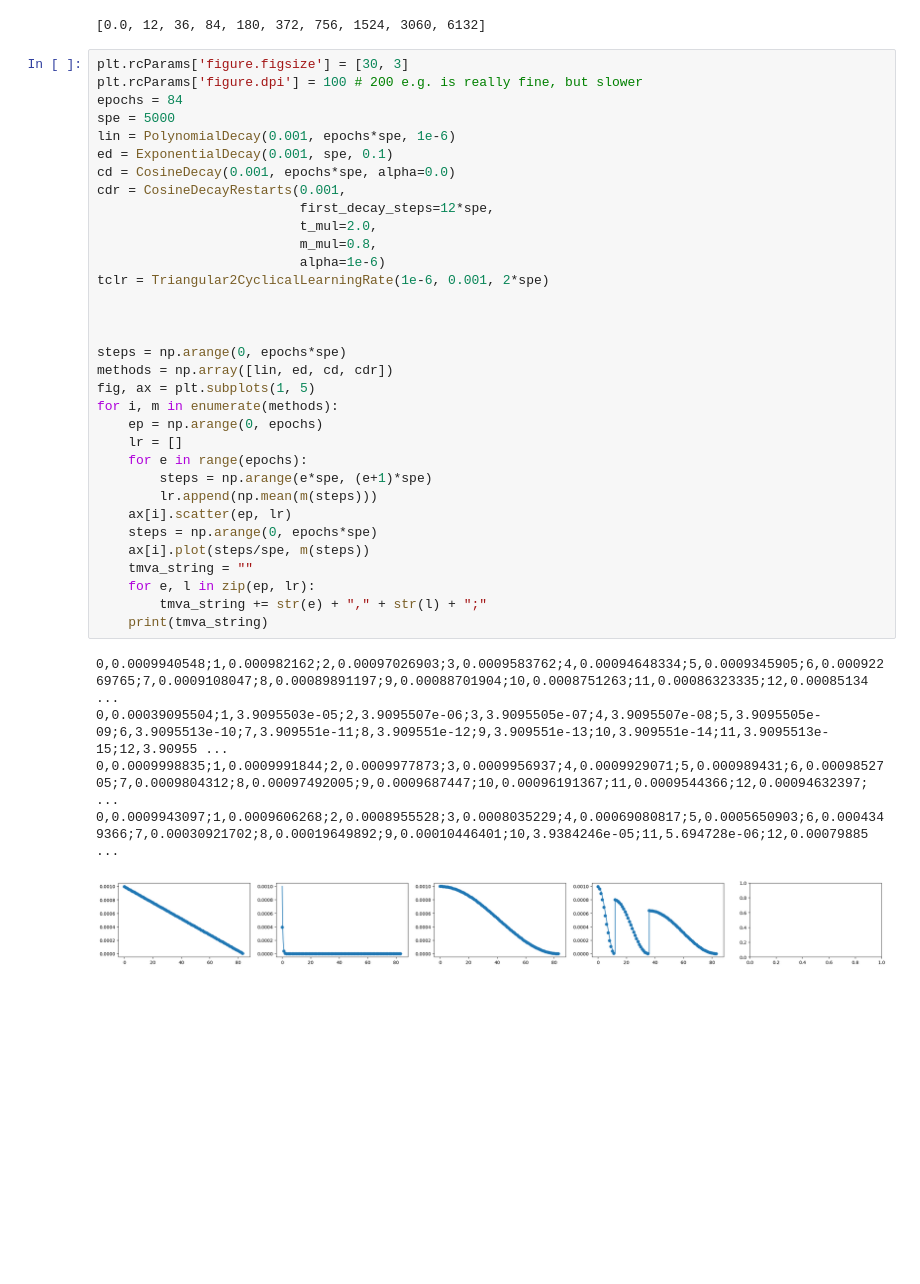
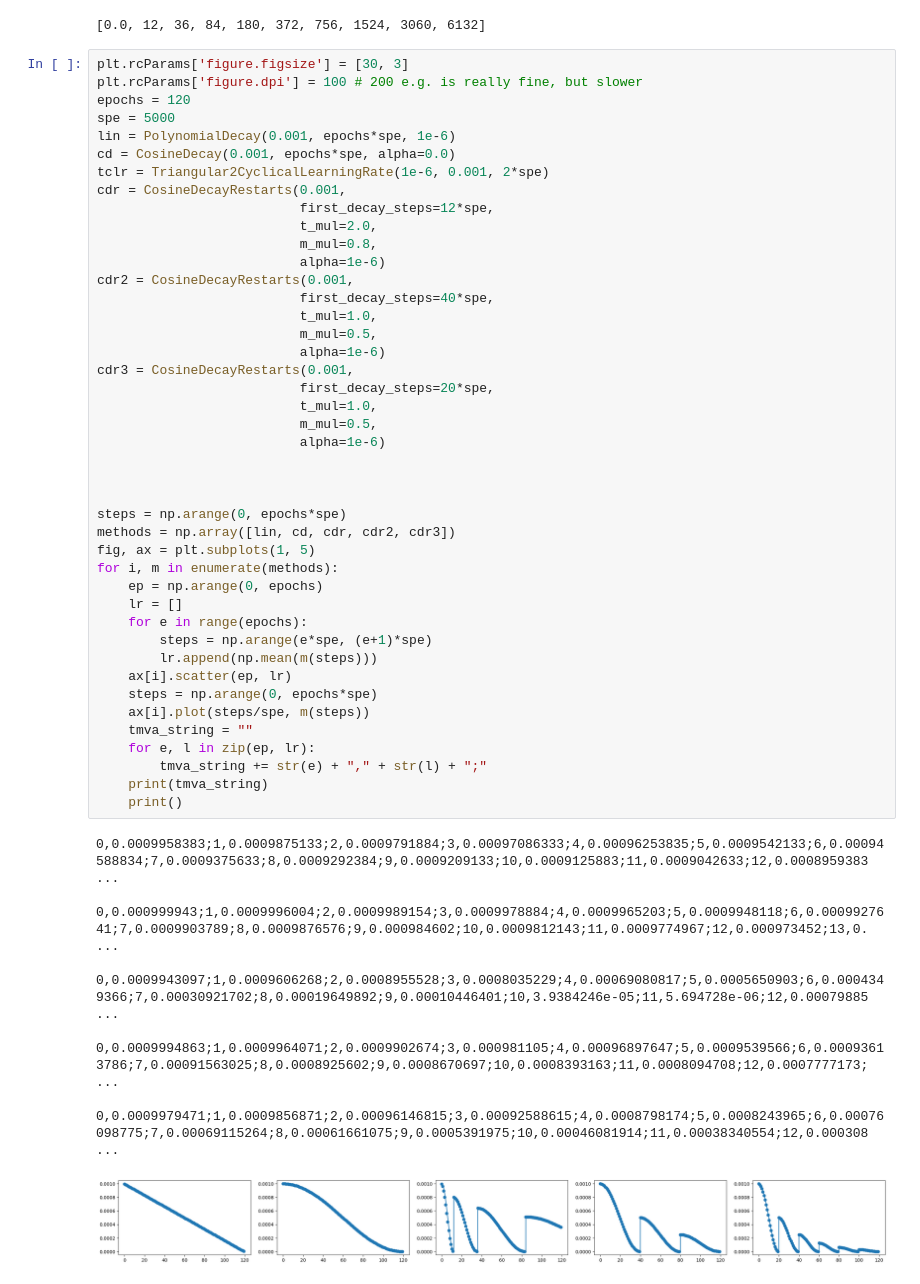
Before and after one commit to borkh/mcbm-ring-reco, a Jupyter notebook: notebooks/lrschedules.ipynb, the cells around one changed output. Cells and saved outputs as stored; diff of their text form; blank space fills up the shorter version.

```diff
--- a/notebooks/lrschedules.ipynb
+++ b/notebooks/lrschedules.ipynb
@@ -112,39 +115,54 @@ resets
 # %%
 plt.rcParams['figure.figsize'] = [30, 3]
 plt.rcParams['figure.dpi'] = 100 # 200 e.g. is really fine, but slower
-epochs = 84
+epochs = 120
 spe = 5000
 lin = PolynomialDecay(0.001, epochs*spe, 1e-6)
-ed = ExponentialDecay(0.001, spe, 0.1)
 cd = CosineDecay(0.001, epochs*spe, alpha=0.0)
+tclr = Triangular2CyclicalLearningRate(1e-6, 0.001, 2*spe)
 cdr = CosineDecayRestarts(0.001,
                           first_decay_steps=12*spe,
                           t_mul=2.0,
                           m_mul=0.8,
                           alpha=1e-6)
-tclr = Triangular2CyclicalLearningRate(1e-6, 0.001, 2*spe)
+cdr2 = CosineDecayRestarts(0.001,
+                          first_decay_steps=40*spe,
+                          t_mul=1.0,
+                          m_mul=0.5,
+                          alpha=1e-6)
+cdr3 = CosineDecayRestarts(0.001,
+                          first_decay_steps=20*spe,
+                          t_mul=1.0,
+                          m_mul=0.5,
+                          alpha=1e-6)
 
 
 
 steps = np.arange(0, epochs*spe)
-methods = np.array([lin, ed, cd, cdr])
+methods = np.array([lin, cd, cdr, cdr2, cdr3])
 fig, ax = plt.subplots(1, 5)
 for i, m in enumerate(methods):
     ep = np.arange(0, epochs)
     lr = []
     for e in range(epochs):
         steps = np.arange(e*spe, (e+1)*spe)
         lr.append(np.mean(m(steps)))
     ax[i].scatter(ep, lr)
     steps = np.arange(0, epochs*spe)
     ax[i].plot(steps/spe, m(steps))
     tmva_string = ""
     for e, l in zip(ep, lr):
         tmva_string += str(e) + "," + str(l) + ";"
     print(tmva_string)
+    print()
 # %% [output]
-0,0.0009940548;1,0.000982162;2,0.00097026903;3,0.0009583762;4,0.00094648334;5,0.0009345905;6,0.00092269765;7,0.0009108047;8,0.00089891197;9,0.00088701904;10,0.0008751263;11,0.00086323335;12,0.00085134 ...
-0,0.00039095504;1,3.9095503e-05;2,3.9095507e-06;3,3.9095505e-07;4,3.9095507e-08;5,3.9095505e-09;6,3.9095513e-10;7,3.909551e-11;8,3.909551e-12;9,3.909551e-13;10,3.909551e-14;11,3.9095513e-15;12,3.90955 ...
-0,0.0009998835;1,0.0009991844;2,0.0009977873;3,0.0009956937;4,0.0009929071;5,0.000989431;6,0.0009852705;7,0.0009804312;8,0.00097492005;9,0.0009687447;10,0.00096191367;11,0.0009544366;12,0.00094632397; ...
+0,0.0009958383;1,0.0009875133;2,0.0009791884;3,0.00097086333;4,0.00096253835;5,0.0009542133;6,0.00094588834;7,0.0009375633;8,0.0009292384;9,0.0009209133;10,0.0009125883;11,0.0009042633;12,0.0008959383 ...
+
+0,0.000999943;1,0.0009996004;2,0.0009989154;3,0.0009978884;4,0.0009965203;5,0.0009948118;6,0.0009927641;7,0.0009903789;8,0.0009876576;9,0.000984602;10,0.0009812143;11,0.0009774967;12,0.000973452;13,0. ...
+
 0,0.0009943097;1,0.0009606268;2,0.0008955528;3,0.0008035229;4,0.00069080817;5,0.0005650903;6,0.0004349366;7,0.00030921702;8,0.00019649892;9,0.00010446401;10,3.9384246e-05;11,5.694728e-06;12,0.00079885 ...
+
+0,0.0009994863;1,0.0009964071;2,0.0009902674;3,0.000981105;4,0.00096897647;5,0.0009539566;6,0.00093613786;7,0.00091563025;8,0.0008925602;9,0.0008670697;10,0.0008393163;11,0.0008094708;12,0.0007777173; ...
+
+0,0.0009979471;1,0.0009856871;2,0.00096146815;3,0.00092588615;4,0.0008798174;5,0.0008243965;6,0.00076098775;7,0.00069115264;8,0.00061661075;9,0.0005391975;10,0.00046081914;11,0.00038340554;12,0.000308 ...
-[figure, old version]
+[figure, new version]
```
Also changed, not shown: parts of 3 cells of this notebook, 10 other files.
